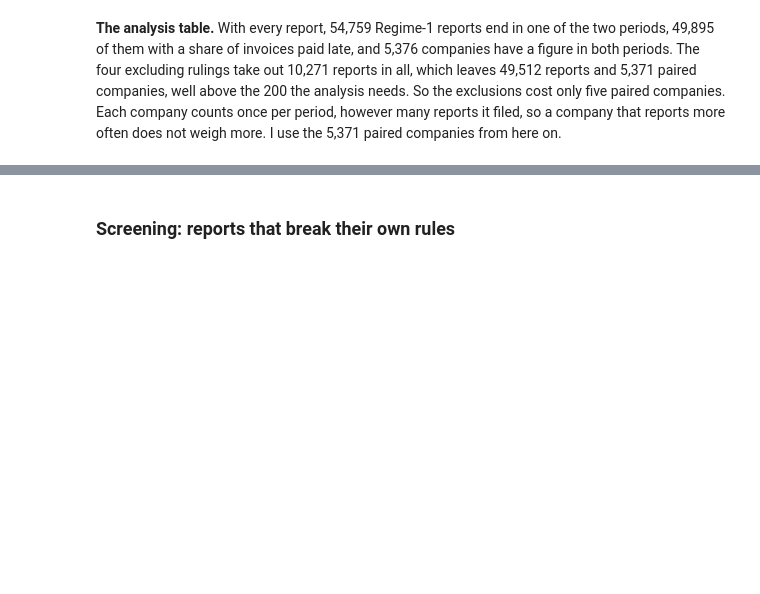
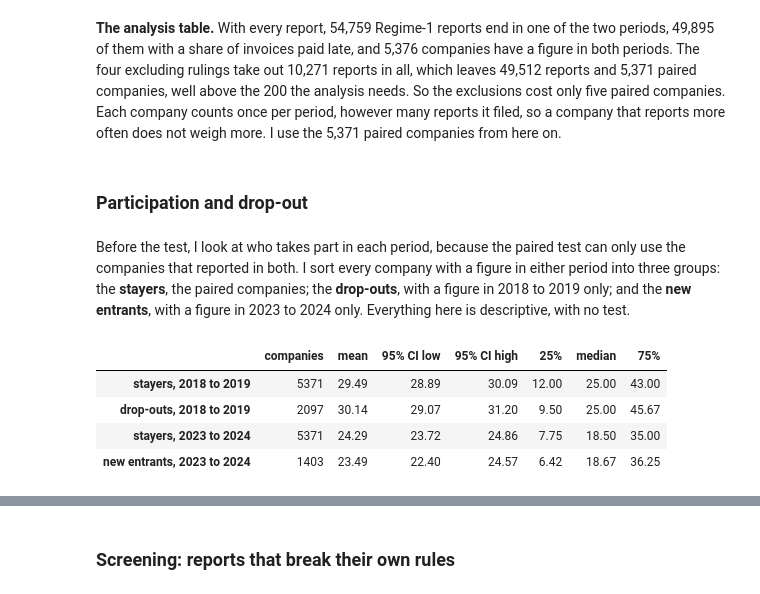
Before and after one commit to PaddyGilliland1/statistical-analysis-project, a Jupyter notebook: analysis.ipynb, the cells around one changed output, grey strips where cells are left out. Saved outputs shown, nothing was run; the diff lists cells and outputs as text; code cells hidden in the pictures; blank space fills up the shorter version.

```diff
--- a/analysis.ipynb
+++ b/analysis.ipynb
@@ -943,3 +944,7 @@ Paired companies: 5,371 (the analysis needs at least 200)
 | Paired companies, in both periods | 5376 | 5371 |
 # %% [markdown]
 **The analysis table.** With every report, 54,759 Regime-1 reports end in one of the two periods, 49,895 of them with a share of invoices paid late, and 5,376 companies have a figure in both periods. The four excluding rulings take out 10,271 reports in all, which leaves 49,512 reports and 5,371 paired companies, well above the 200 the analysis needs. So the exclusions cost only five paired companies. Each company counts once per period, however many reports it filed, so a company that reports more often does not weigh more. I use the 5,371 paired companies from here on.
+# %% [markdown]
+### Participation and drop-out
+# %% [markdown]
+Before the test, I look at who takes part in each period, because the paired test can only use the companies that reported in both. I sort every company with a figure in either period into three groups: the **stayers**, the paired companies; the **drop-outs**, with a figure in 2018 to 2019 only; and the **new entrants**, with a figure in 2023 to 2024 only. Everything here is descriptive, with no test.
@@ -945,0 +1212,10 @@ Paired companies: 5,371 (the analysis needs at least 200)
+# %%
+participants = participation_groups(flagged[~excluded], col, PERIODS)
+participation = describe_participation(participants, list(PERIODS))
+participation
+# %% [output]
+|  | companies | mean | 95% CI low | 95% CI high | 25% | median | 75% |
+| stayers, 2018 to 2019 | 5371 | 29.49 | 28.89 | 30.09 | 12.00 | 25.00 | 43.00 |
+| drop-outs, 2018 to 2019 | 2097 | 30.14 | 29.07 | 31.20 | 9.50 | 25.00 | 45.67 |
+| stayers, 2023 to 2024 | 5371 | 24.29 | 23.72 | 24.86 | 7.75 | 18.50 | 35.00 |
+| new entrants, 2023 to 2024 | 1403 | 23.49 | 22.40 | 24.57 | 6.42 | 18.67 | 36.25 |
```
Also changed, not shown: parts of 12 cells of this notebook.
